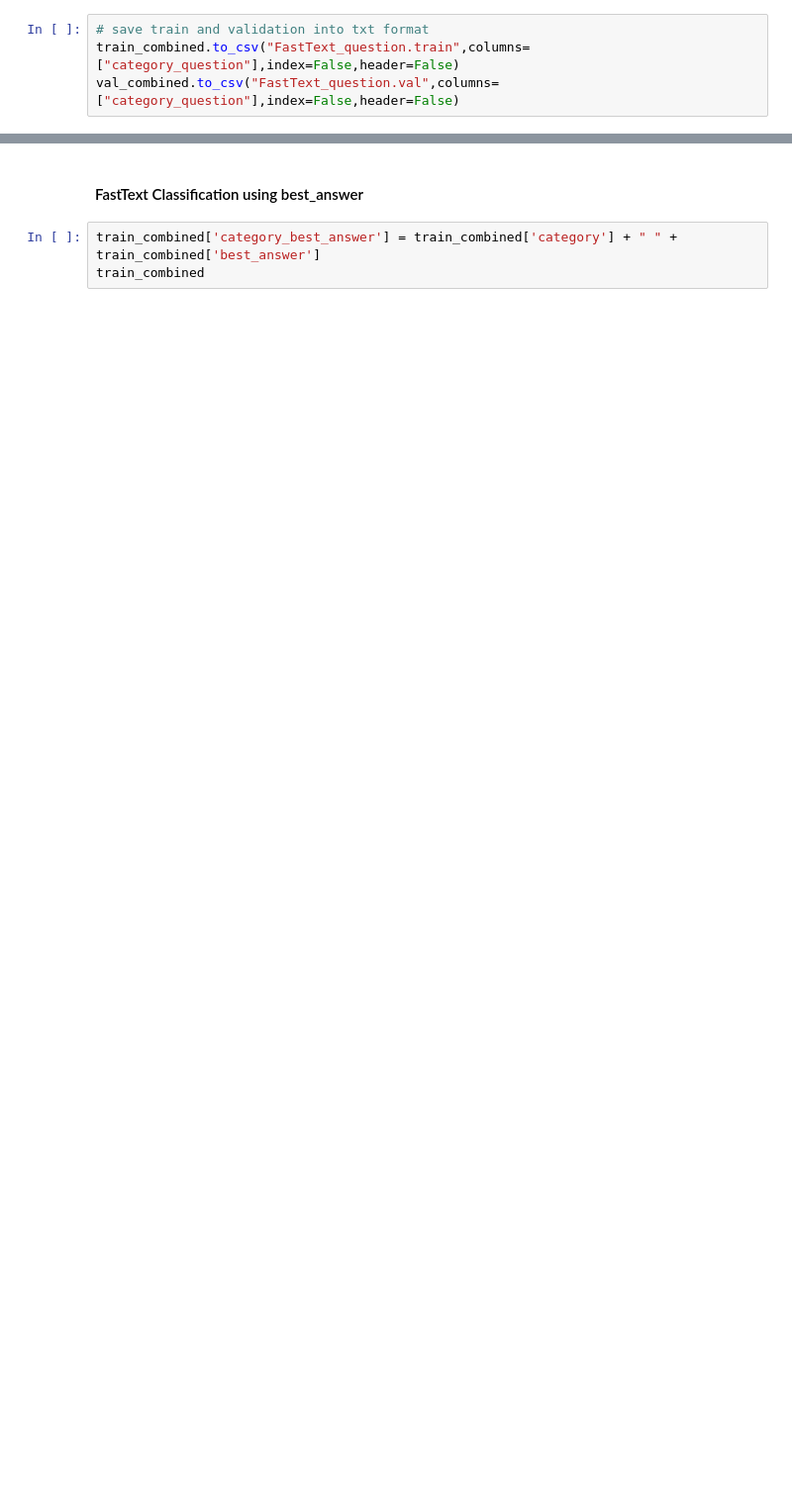
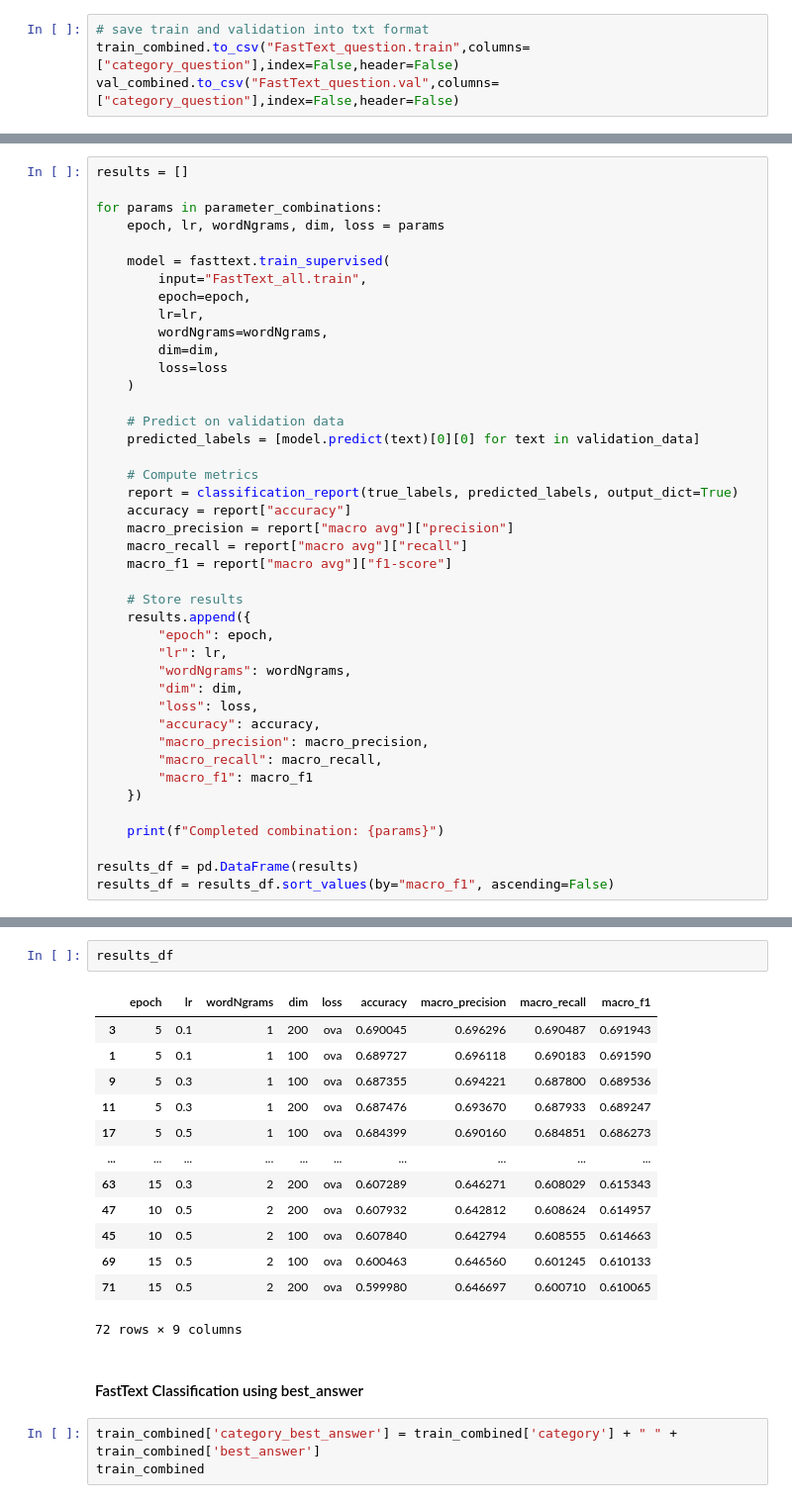
Before and after one commit to zikang-c/Yahoo-Answers-Topic-Classification, a Jupyter notebook: FastText_run.ipynb, the cells around one changed output, grey strips where cells are left out. Shown at 99% size. Drawn from its saved outputs; the diff is of its cells as text; blank space fills up the shorter version.

Commit message:
test different parameter combinitions

```diff
--- a/FastText_run.ipynb
+++ b/FastText_run.ipynb
@@ -422,0 +442,42 @@ Macro F1-score: 0.7003494293915039
+# %%
+results = []
+
+for params in parameter_combinations:
+    epoch, lr, wordNgrams, dim, loss = params
+
+    model = fasttext.train_supervised(
+        input="FastText_all.train",
+        epoch=epoch,
+        lr=lr,
+        wordNgrams=wordNgrams,
+        dim=dim,
+        loss=loss
+    )
+
+    # Predict on validation data
+    predicted_labels = [model.predict(text)[0][0] for text in validation_data]
+
+    # Compute metrics
+    report = classification_report(true_labels, predicted_labels, output_dict=True)
+    accuracy = report["accuracy"]
+    macro_precision = report["macro avg"]["precision"]
+    macro_recall = report["macro avg"]["recall"]
+    macro_f1 = report["macro avg"]["f1-score"]
+
+    # Store results
+    results.append({
+        "epoch": epoch,
+        "lr": lr,
+        "wordNgrams": wordNgrams,
+        "dim": dim,
+        "loss": loss,
+        "accuracy": accuracy,
+        "macro_precision": macro_precision,
+        "macro_recall": macro_recall,
+        "macro_f1": macro_f1
+    })
+
+    print(f"Completed combination: {params}")
+
+results_df = pd.DataFrame(results)
+results_df = results_df.sort_values(by="macro_f1", ascending=False)
@@ -423,3 +516,19 @@ Macro F1-score: 0.7003494293915039
+# %%
+results_df
+# %% [output]
+|  | epoch | lr | wordNgrams | dim | loss | accuracy | macro_precision | macro_recall | macro_f1 |
+| 3 | 5 | 0.1 | 1 | 200 | ova | 0.690045 | 0.696296 | 0.690487 | 0.691943 |
+| 1 | 5 | 0.1 | 1 | 100 | ova | 0.689727 | 0.696118 | 0.690183 | 0.691590 |
+| 9 | 5 | 0.3 | 1 | 100 | ova | 0.687355 | 0.694221 | 0.687800 | 0.689536 |
+| 11 | 5 | 0.3 | 1 | 200 | ova | 0.687476 | 0.693670 | 0.687933 | 0.689247 |
+| 17 | 5 | 0.5 | 1 | 100 | ova | 0.684399 | 0.690160 | 0.684851 | 0.686273 |
+| ... | ... | ... | ... | ... | ... | ... | ... | ... | ... |
+| 63 | 15 | 0.3 | 2 | 200 | ova | 0.607289 | 0.646271 | 0.608029 | 0.615343 |
+| 47 | 10 | 0.5 | 2 | 200 | ova | 0.607932 | 0.642812 | 0.608624 | 0.614957 |
+| 45 | 10 | 0.5 | 2 | 100 | ova | 0.607840 | 0.642794 | 0.608555 | 0.614663 |
+| 69 | 15 | 0.5 | 2 | 100 | ova | 0.600463 | 0.646560 | 0.601245 | 0.610133 |
+| 71 | 15 | 0.5 | 2 | 200 | ova | 0.599980 | 0.646697 | 0.600710 | 0.610065 |
+72 rows × 9 columns
 # %% [markdown]
 #### FastText Classification using best_answer
 # %%
```
Also changed, not shown: parts of 9 cells of this notebook.
